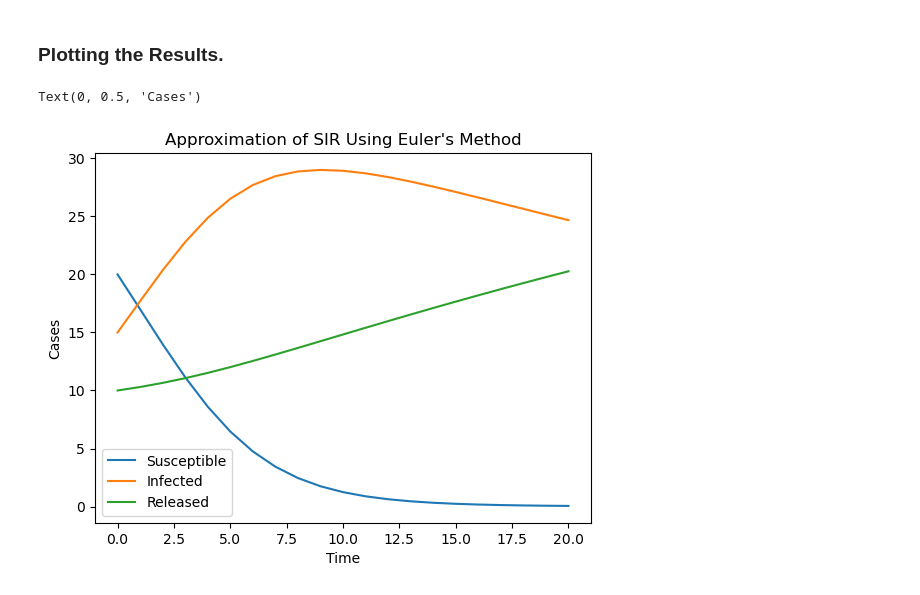
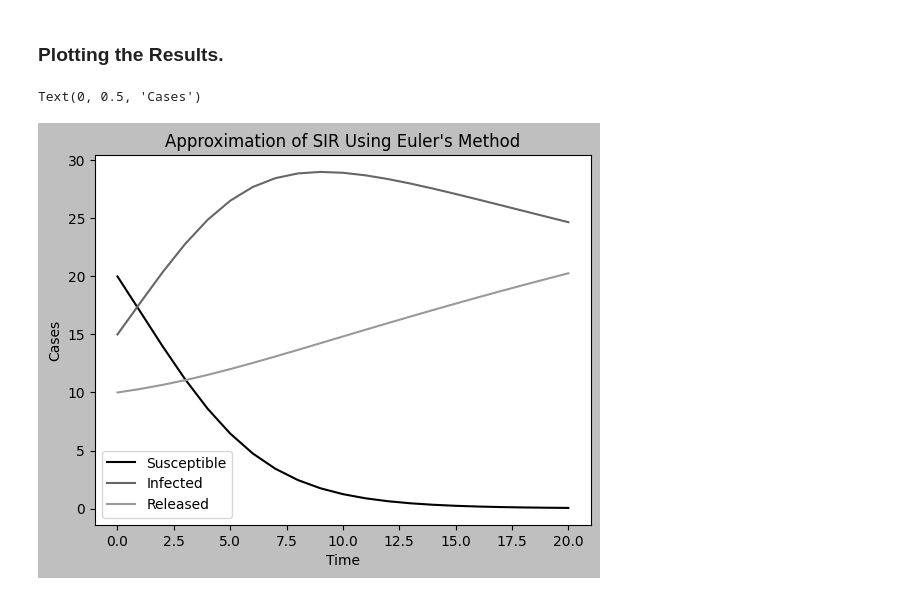
Before and after one commit to hovgrigor/Analysis_of_the_Simple_SIR_Model, a Jupyter notebook: Project/Pyhton Codes/Euler's Method.ipynb, the cells around one changed output. Saved outputs shown, nothing was run; the diff lists cells and outputs as text; code cells hidden in the pictures.

Commit message:
Added a few figures + code fix

```diff
--- a/Project/Pyhton Codes/Euler's Method.ipynb
+++ b/Project/Pyhton Codes/Euler's Method.ipynb
@@ -49,13 +49,14 @@ for i in range(0, len(t) - 1):
 # %% [markdown]
 ### Plotting the Results.
 # %%
+plt.style.use('grayscale')
 plt.plot(t, y[0], label='Susceptible')
 plt.plot(t, y[1], label='Infected')
 plt.plot(t, y[2], label='Released')
 plt.legend()
 plt.title('Approximation of SIR Using Euler\'s Method')
 plt.xlabel('Time')
 plt.ylabel('Cases')
 # %% [output]
 Text(0, 0.5, 'Cases')
-[figure, old version]
+[figure, new version]
```
Also changed, not shown: 3 other files.
